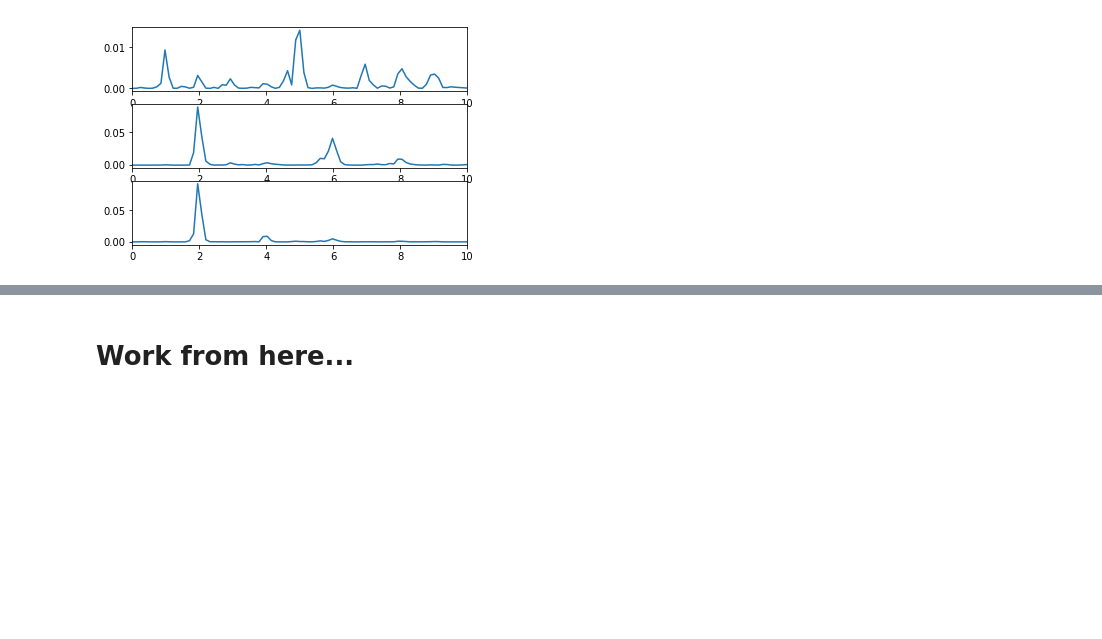
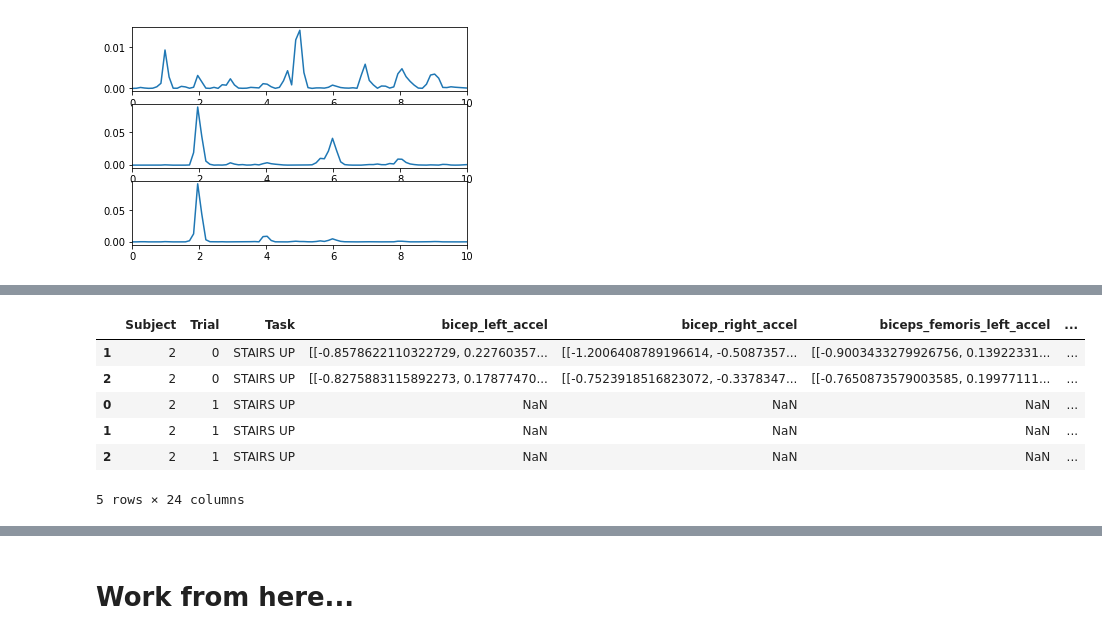
Before and after one commit to kamshee/activity-recognition-process, a Jupyter notebook: TestFeatures.ipynb, the cells around one changed output, grey strips where cells are left out. Cells and saved outputs as stored; diff of their text form; code cells hidden in the pictures; blank space fills up the shorter version.

```diff
--- a/TestFeatures.ipynb
+++ b/TestFeatures.ipynb
@@ -271,0 +666,10 @@ for s in subjects:
+# %%
+data.tail()
+# %% [output]
+|  | Subject | Trial | Task | bicep_left_accel | bicep_right_accel | biceps_femoris_left_accel | ... |
+| 1 | 2 | 0 | STAIRS UP | [[-0.8578622110322729, 0.22760357... | [[-1.2006408789196614, -0.5087357... | [[-0.9003433279926756, 0.13922331... | ... |
+| 2 | 2 | 0 | STAIRS UP | [[-0.8275883115892273, 0.17877470... | [[-0.7523918516823072, -0.3378347... | [[-0.7650873579003585, 0.19977111... | ... |
+| 0 | 2 | 1 | STAIRS UP | NaN | NaN | NaN | ... |
+| 1 | 2 | 1 | STAIRS UP | NaN | NaN | NaN | ... |
+| 2 | 2 | 1 | STAIRS UP | NaN | NaN | NaN | ... |
+5 rows × 24 columns
```
Also changed, not shown: parts of 45 cells of this notebook, 2 other files.
